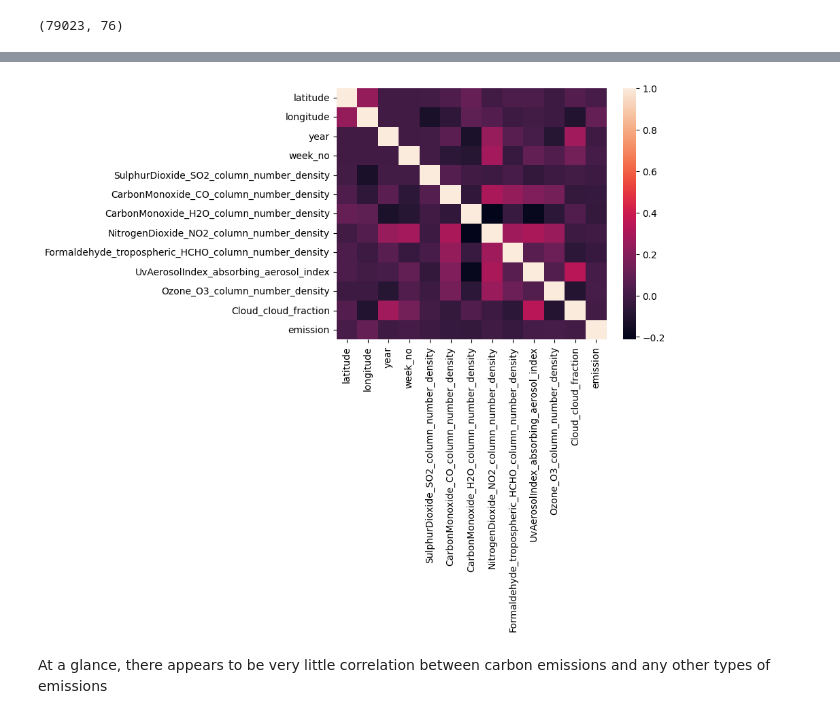
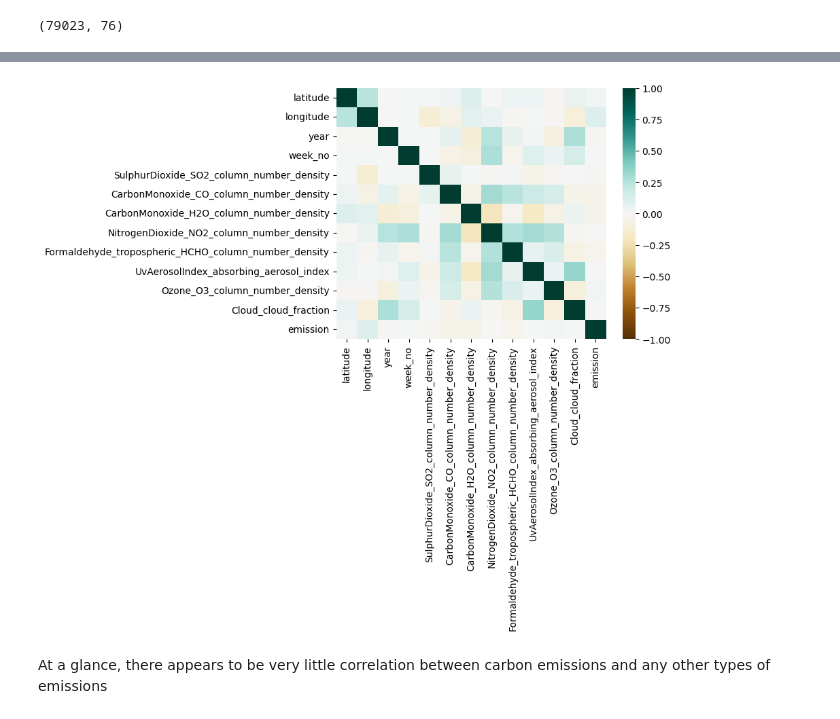
Before and after one commit to Hawkety77/RwandaCarbonEmissions, a Jupyter notebook: RwandaProject.ipynb, the cells around one changed output, grey strips where cells are left out. Cells and saved outputs as stored; diff of their text form; code cells hidden in the pictures.

```diff
--- a/RwandaProject.ipynb
+++ b/RwandaProject.ipynb
@@ -73,10 +80,10 @@ df_filtered = df_train[['ID_LAT_LON_YEAR_WEEK',
 # %%
 # Plotting Correlation Matrix
 corr_matrix = df_filtered.corr(numeric_only=True)
-sn.heatmap(corr_matrix)
+sn.heatmap(corr_matrix, vmin = -1, vmax = 1, cmap = 'BrBG')
 plt.show()
 # %% [output]
-[figure, old version]
+[figure, new version]
 # %% [markdown]
 At a glance, there appears to be very little correlation between carbon emissions and any other types of emissions
 # %%
```
Also changed, not shown: parts of 17 cells of this notebook, 2 other files.
